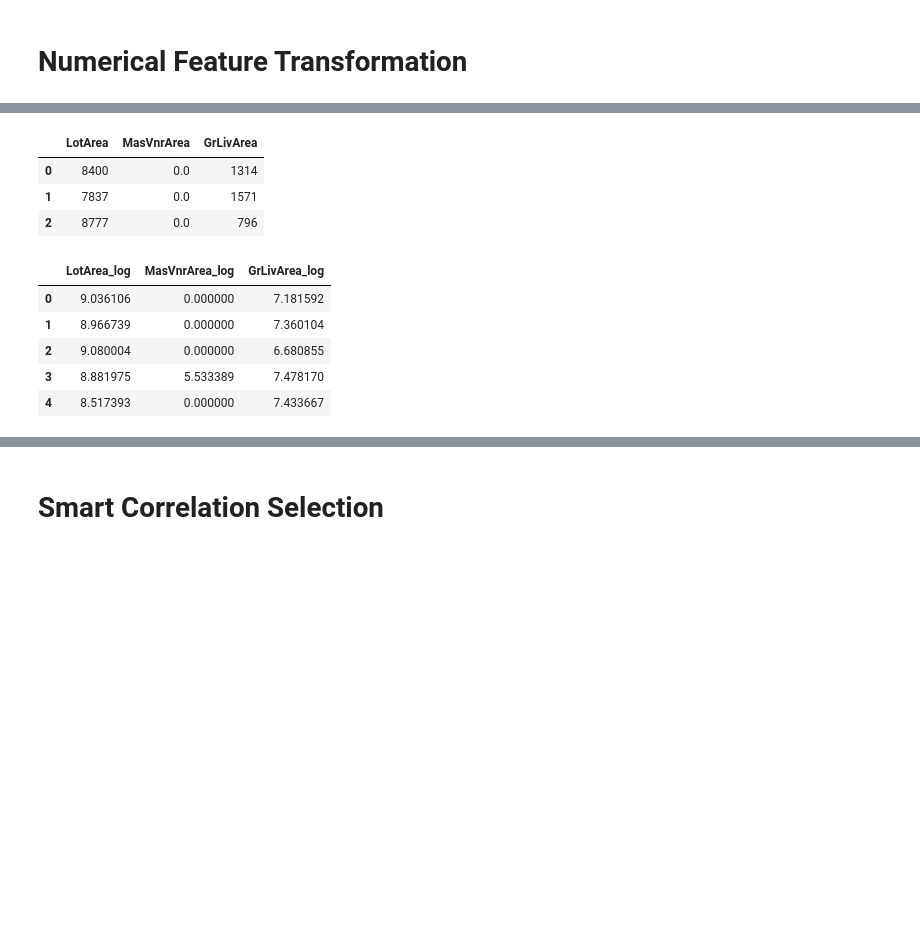
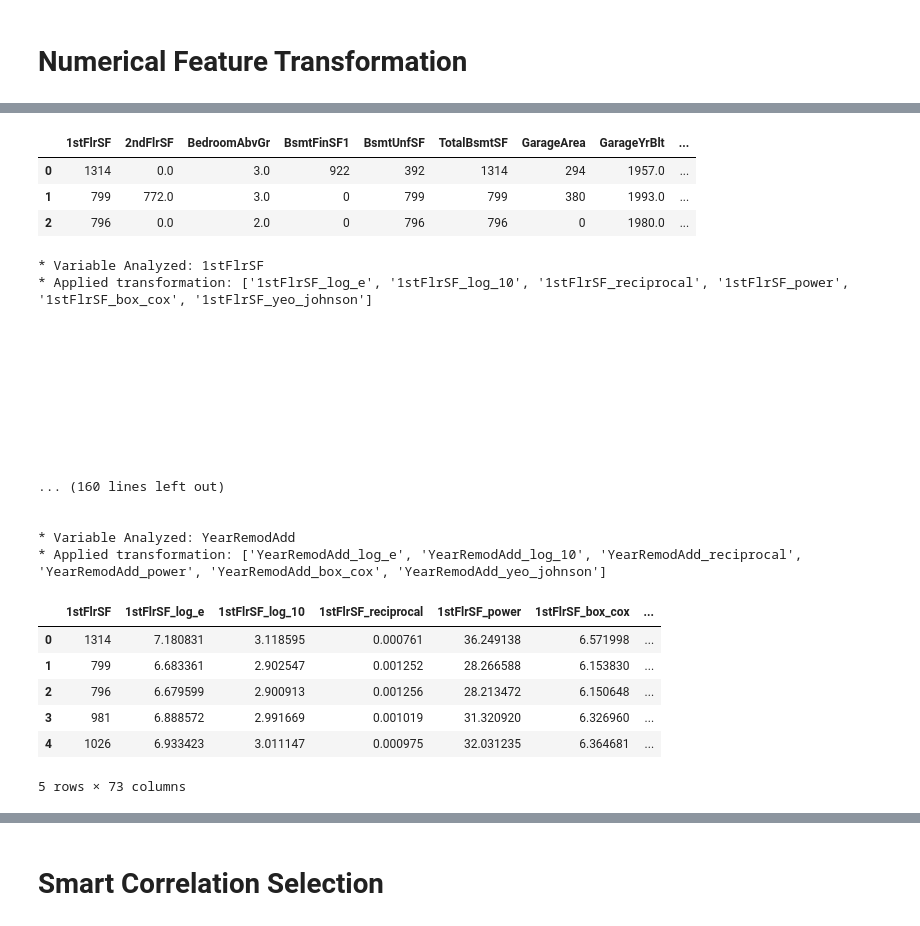
Before and after one commit to Zozo62442/milestone-project-heritage-housing-issues, a Jupyter notebook: jupyter_notebooks/04 - FeatureEngineering.ipynb, the cells around one changed output, grey strips where cells are left out. Drawn from its saved outputs; the diff is of its cells as text; code cells hidden in the pictures; blank space fills up the shorter version.

Commit message:
Fix numerical and ordinal encoding feature transformation

```diff
--- a/jupyter_notebooks/04 - FeatureEngineering.ipynb
+++ b/jupyter_notebooks/04 - FeatureEngineering.ipynb
@@ -81,27 +81,26 @@ from feature_engine.outliers import Winsorizer
 from feature_engine.encoding import OrdinalEncoder
 sns.set(style="whitegrid")
 warnings.filterwarnings('ignore')
-import sys
 
 
-def FeatureEngineeringAnalysis(TrainSet, analysis_type=None):
+def FeatureEngineeringAnalysis(df, analysis_type=None):
     """
     - used for quick feature engineering on numerical and categorical variables
     to decide which transformation can better transform the distribution shape
     - Once transformed, use a reporting tool, like ydata-profiling, to evaluate distributions
     """
-    check_missing_values(TrainSet)
+    check_missing_values(df)
     allowed_types = ['numerical', 'ordinal_encoder', 'outlier_winsorizer']
     check_user_entry_on_analysis_type(analysis_type, allowed_types)
     list_column_transformers = define_list_column_transformers(analysis_type)
 
     # Loop in each variable and engineer the data according to the analysis type
     df_feat_eng = pd.DataFrame([])
-    for column in TrainSet.columns:
+    for column in df.columns:
         # create additional columns (column_method) to apply the methods
-        df_feat_eng = pd.concat([df_feat_eng, TrainSet[column]], axis=1)
+        df_feat_eng = pd.concat([df_feat_eng, df[column]], axis=1)
         for method in list_column_transformers:
-            df_feat_eng[f"{column}_{method}"] = TrainSet[column]
+            df_feat_eng[f"{column}_{method}"] = df[column]
 
         # Apply transformers in respective column_transformers
         df_feat_eng, list_applied_transformers = apply_transformers(
@@ -124,8 +123,8 @@ def check_user_entry_on_analysis_type(analysis_type, allowed_types):
             f"analysis_type argument should be one of these options: {allowed_types}")
 
 
-def check_missing_values(TrainSet):
-    if TrainSet.isna().sum().sum() != 0:
+def check_missing_values(df):
+    if df.isna().sum().sum() != 0:
         raise SystemExit(
             f"There is a missing value in your dataset. Please handle that before getting into feature engineering.")
 
@@ -337,8 +339,15 @@ df_engineering.head()
 # %%
-for var, mapping in ordinal_mappings.items():
-    TrainSet[var] = TrainSet[var].map(mapping)
-    TestSet[var] = TestSet[var].map(mapping)
+# Step 1 - Create a transformer
+encoder = OrdinalEncoder(encoding_method='arbitrary', variables=variables_engineering)
+
+# Step 2 - Fit and transform on training set
+TrainSet = encoder.fit_transform(TrainSet)
+
+# Step 3 - Transform the test set
+TestSet = encoder.transform(TestSet)
 
 print("* Categorical encoding - ordinal transformation done!")
+TrainSet.head(3)
+TestSet.head(3)
 # %% [output]
 * Categorical encoding - ordinal transformation done!
@@ -347,4 +375,6 @@ print("* Categorical encoding - ordinal transformation done!")
 # %%
-variables_engineering = ['LotArea', 'MasVnrArea', 'GrLivArea']
+variables_engineering = ['1stFlrSF', '2ndFlrSF', 'BedroomAbvGr', 'BsmtFinSF1', 'BsmtUnfSF',
+    'TotalBsmtSF', 'GarageArea', 'GarageYrBlt', 'GrLivArea', 'LotArea',
+    'LotFrontage', 'MasVnrArea', 'OpenPorchSF', 'YearBuilt', 'YearRemodAdd']
 variables_engineering
 # %% [output]
@@ -353,23 +397,37 @@ variables_engineering
 df_engineering = TrainSet[variables_engineering].copy()
 df_engineering.head(3)
 # %% [output]
-|  | LotArea | MasVnrArea | GrLivArea |
-| 0 | 8400 | 0.0 | 1314 |
-| 1 | 7837 | 0.0 | 1571 |
-| 2 | 8777 | 0.0 | 796 |
+|  | 1stFlrSF | 2ndFlrSF | BedroomAbvGr | BsmtFinSF1 | BsmtUnfSF | TotalBsmtSF | GarageArea | GarageYrBlt | ... |
+| 0 | 1314 | 0.0 | 3.0 | 922 | 392 | 1314 | 294 | 1957.0 | ... |
+| 1 | 799 | 772.0 | 3.0 | 0 | 799 | 799 | 380 | 1993.0 | ... |
+| 2 | 796 | 0.0 | 2.0 | 0 | 796 | 796 | 0 | 1980.0 | ... |
 # %%
-import numpy as np
+df_engineering = FeatureEngineeringAnalysis(df=df_engineering, analysis_type='numerical')
 
-df_engineering['LotArea_log'] = np.log1p(df_engineering['LotArea'])
-df_engineering['MasVnrArea_log'] = np.log1p(df_engineering['MasVnrArea'])
-df_engineering['GrLivArea_log'] = np.log1p(df_engineering['GrLivArea'])
-
-df_engineering[['LotArea_log', 'MasVnrArea_log', 'GrLivArea_log']].head()
+df_engineering.head()
 # %% [output]
+* Variable Analyzed: 1stFlrSF
+* Applied transformation: ['1stFlrSF_log_e', '1stFlrSF_log_10', '1stFlrSF_reciprocal', '1stFlrSF_power', '1stFlrSF_box_cox', '1stFlrSF_yeo_johnson']
+
+
+
+
+
+
+
+
+
+
+... (160 lines left out)
+
+
+* Variable Analyzed: YearRemodAdd
+* Applied transformation: ['YearRemodAdd_log_e', 'YearRemodAdd_log_10', 'YearRemodAdd_reciprocal', 'YearRemodAdd_power', 'YearRemodAdd_box_cox', 'YearRemodAdd_yeo_johnson']
-|  | LotArea_log | MasVnrArea_log | GrLivArea_log |
-| 0 | 9.036106 | 0.000000 | 7.181592 |
-| 1 | 8.966739 | 0.000000 | 7.360104 |
-| 2 | 9.080004 | 0.000000 | 6.680855 |
-| 3 | 8.881975 | 5.533389 | 7.478170 |
-| 4 | 8.517393 | 0.000000 | 7.433667 |
+|  | 1stFlrSF | 1stFlrSF_log_e | 1stFlrSF_log_10 | 1stFlrSF_reciprocal | 1stFlrSF_power | 1stFlrSF_box_cox | ... |
+| 0 | 1314 | 7.180831 | 3.118595 | 0.000761 | 36.249138 | 6.571998 | ... |
+| 1 | 799 | 6.683361 | 2.902547 | 0.001252 | 28.266588 | 6.153830 | ... |
+| 2 | 796 | 6.679599 | 2.900913 | 0.001256 | 28.213472 | 6.150648 | ... |
+| 3 | 981 | 6.888572 | 2.991669 | 0.001019 | 31.320920 | 6.326960 | ... |
+| 4 | 1026 | 6.933423 | 3.011147 | 0.000975 | 32.031235 | 6.364681 | ... |
+5 rows × 73 columns
 # %%
```
Also changed, not shown: parts of 10 cells of this notebook.
